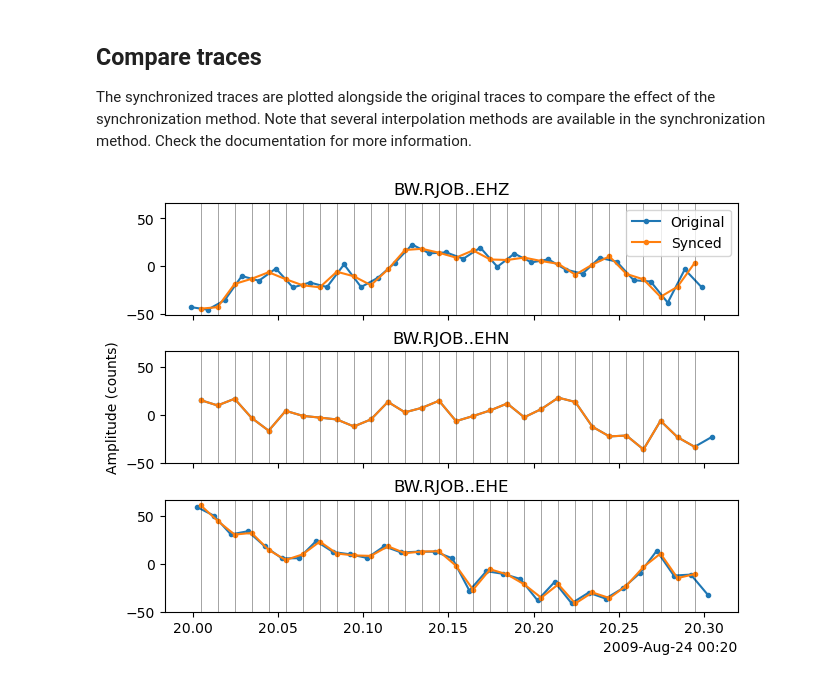
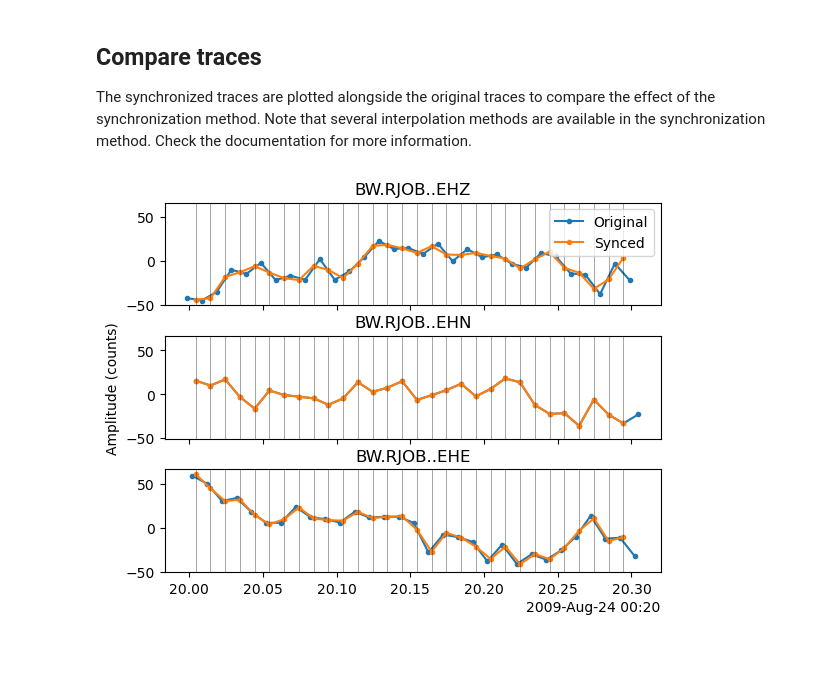
Before and after one commit to leonard-seydoux/covseisnet, a Jupyter notebook: docs/source/examples/synchronization.ipynb, the cells around one changed output. Drawn from its saved outputs; the diff is of its cells as text; code cells hidden in the pictures; blank space fills up the shorter version.

```diff
--- a/docs/source/examples/synchronization.ipynb
+++ b/docs/source/examples/synchronization.ipynb
@@ -84,25 +76,25 @@ methods are available in the synchronization method. Check the documentation
 for more information.
 # %%
 # Create figure
-fig, axes = plt.subplots(3, sharex=True, sharey=True, constrained_layout=True)
+fig, axes = plt.subplots(3, sharex=True, sharey=True, gridspec_kw={"hspace": 0.3})
 
 # Loop over traces
 for trace, synced, ax in zip(stream, processed_stream, axes):
 
     # Plot traces
     ax.plot(trace.times("matplotlib"), trace.data, ".-", label="Original")
     ax.plot(synced.times("matplotlib"), synced.data, ".-", label="Synced")
 
     # Local settings
     ax.set_title(trace.id)
     for time in synced.times("matplotlib"):
         ax.axvline(time, color="k", lw=0.5, alpha=0.5)
 
 # Labels
 axes[0].legend(loc="upper right")
 axes[1].set_ylabel("Amplitude (counts)")
 
 # Date formatting
 csn.plot.dateticks(axes[-1])
 # %% [output]
-[figure, old version]
+[figure, new version]
```
Also changed, not shown: parts of 3 cells of this notebook, 1 other file.
